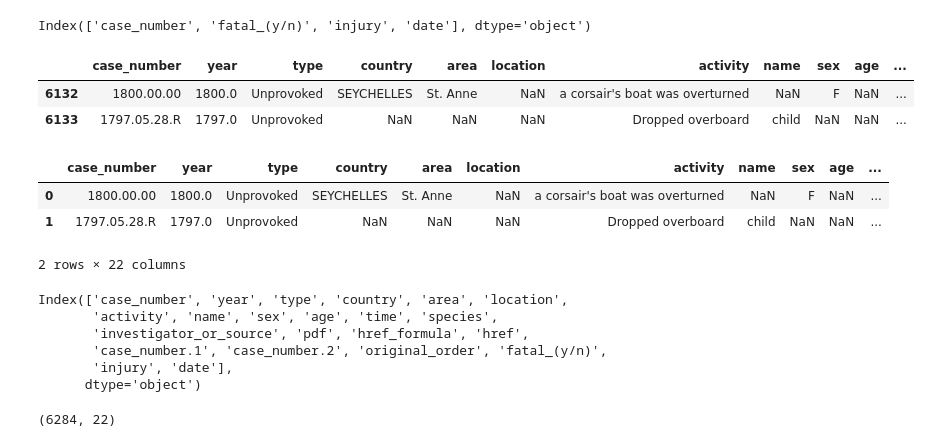
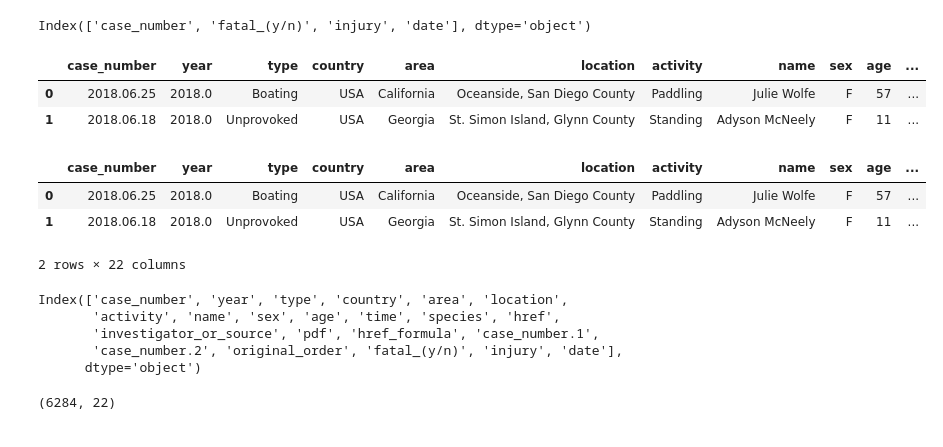
Before and after one commit to Adalab/DA-promoC-modulo-02-Marina-Lourdes-Ana, a Jupyter notebook: Pandas/05-pandas_5.ipynb, the cells around one changed output. Drawn from its saved outputs; the diff is of its cells as text; code cells hidden in the pictures.

```diff
--- a/Pandas/05-pandas_5.ipynb
+++ b/Pandas/05-pandas_5.ipynb
@@ -238,26 +242,25 @@ Index(['case_number', 'fatal_(y/n)', 'injury', 'date'], dtype='object')
 # %%
-df_concat = pd.concat([df_t_h,df_t], axis=0)
+df_concat = pd.concat([df_t,df_t_h], axis=0)
 df_concat.head(2)
 # %% [output]
 |  | case_number | year | type | country | area | location | activity | name | sex | age | ... |
-| 6132 | 1800.00.00 | 1800.0 | Unprovoked | SEYCHELLES | St. Anne | NaN | a corsair's boat was overturned | NaN | F | NaN | ... |
-| 6133 | 1797.05.28.R | 1797.0 | Unprovoked | NaN | NaN | NaN | Dropped overboard | child | NaN | NaN | ... |
+| 0 | 2018.06.25 | 2018.0 | Boating | USA | California | Oceanside, San Diego County | Paddling | Julie Wolfe | F | 57 | ... |
+| 1 | 2018.06.18 | 2018.0 | Unprovoked | USA | Georgia | St. Simon Island, Glynn County | Standing | Adyson McNeely | F | 11 | ... |
 # %%
 df_fin = df_concat.merge(df_t_a, how = "left", on= "case_number")
 df_fin.head(2)
 # %% [output]
 |  | case_number | year | type | country | area | location | activity | name | sex | age | ... |
-| 0 | 1800.00.00 | 1800.0 | Unprovoked | SEYCHELLES | St. Anne | NaN | a corsair's boat was overturned | NaN | F | NaN | ... |
-| 1 | 1797.05.28.R | 1797.0 | Unprovoked | NaN | NaN | NaN | Dropped overboard | child | NaN | NaN | ... |
+| 0 | 2018.06.25 | 2018.0 | Boating | USA | California | Oceanside, San Diego County | Paddling | Julie Wolfe | F | 57 | ... |
+| 1 | 2018.06.18 | 2018.0 | Unprovoked | USA | Georgia | St. Simon Island, Glynn County | Standing | Adyson McNeely | F | 11 | ... |
 2 rows × 22 columns
 # %%
 df_fin.columns
 # %% [output]
 Index(['case_number', 'year', 'type', 'country', 'area', 'location',
-       'activity', 'name', 'sex', 'age', 'time', 'species',
-       'investigator_or_source', 'pdf', 'href_formula', 'href',
-       'case_number.1', 'case_number.2', 'original_order', 'fatal_(y/n)',
-       'injury', 'date'],
+       'activity', 'name', 'sex', 'age', 'time', 'species', 'href',
+       'investigator_or_source', 'pdf', 'href_formula', 'case_number.1',
+       'case_number.2', 'original_order', 'fatal_(y/n)', 'injury', 'date'],
       dtype='object')
 # %%
 df_fin.shape
```
Also changed, not shown: parts of 2 cells of this notebook, 3 other files.
